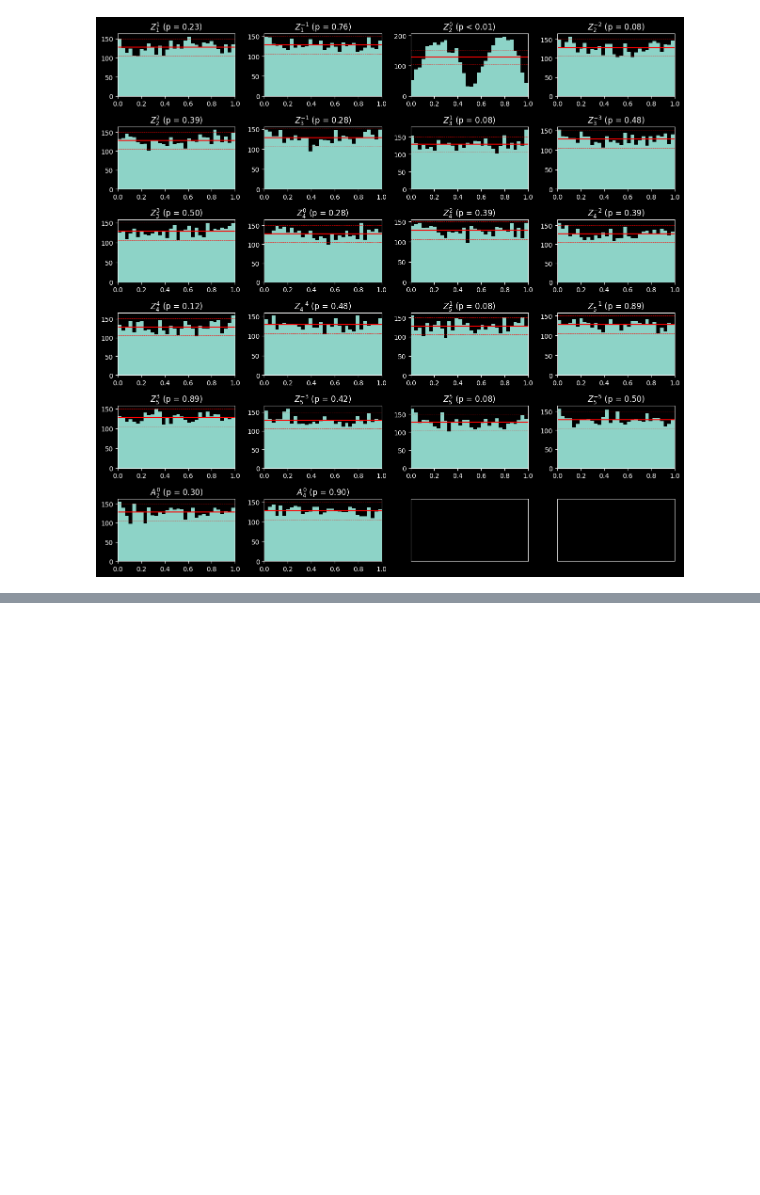
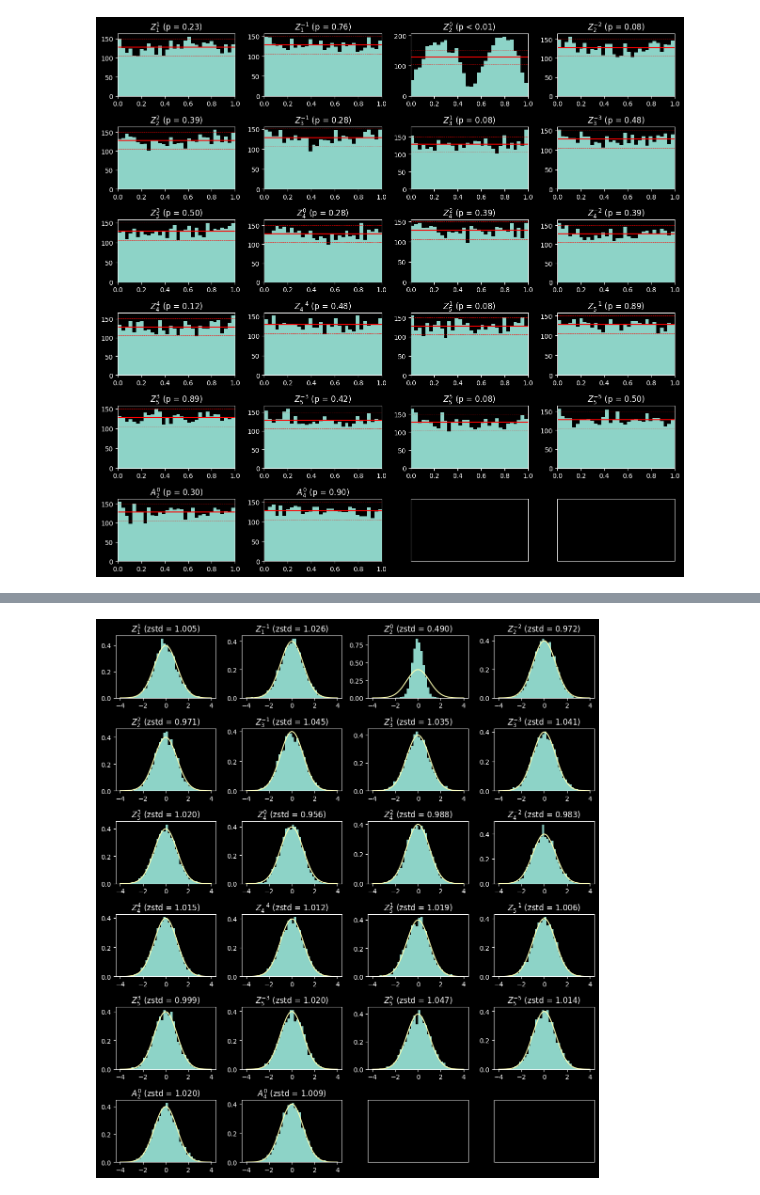
Before and after one commit to walterfu1064/cynosure, a Jupyter notebook: examples/information_theory/example_3c.ipynb, the cells around one changed output, grey strips where cells are left out. Cells and saved outputs as stored; diff of their text form; code cells hidden in the pictures; blank space fills up the shorter version.

```diff
--- a/examples/information_theory/example_3c.ipynb
+++ b/examples/information_theory/example_3c.ipynb
@@ -154,0 +202,27 @@ fig.tight_layout()
+# %%
+num_cols = 4
+panel_size = 3
+aspect_ratio = 0.6
+
+num_coefs = solver.coefficients.num_nonpinned_coefs
+num_rows = int(math.ceil(num_coefs / num_cols))
+figsize = (panel_size * aspect_ratio * num_rows, panel_size * num_cols)
+
+labels = solver.coefficients.nonpinned_labels
+
+xmax = 4
+x = np.linspace(-xmax, xmax, 100)
+standard_normal = (1.0/math.sqrt(2*math.pi)) * np.exp(-0.5*x**2)
+
+fig, axarr = pyplot.subplots(num_rows, num_cols, figsize=figsize)
+for i, ax in enumerate(axarr.ravel()):
+    if i < num_coefs:
+        _ = ax.hist(zscores[..., i].numpy(force=True).ravel(), range=(-xmax, xmax), bins=40, density=True)
+        ax.plot(x, standard_normal)
+        ax.set_title(f'{solver.coefficients.nonpinned_labels[i]} (zstd = {zscores[..., i].std():.3f})')
+    else:
+        ax.set_xticks([])
+        ax.set_yticks([])
+fig.tight_layout()
+# %% [output]
+[figure, added]
```
Also changed, not shown: parts of 5 cells of this notebook.
